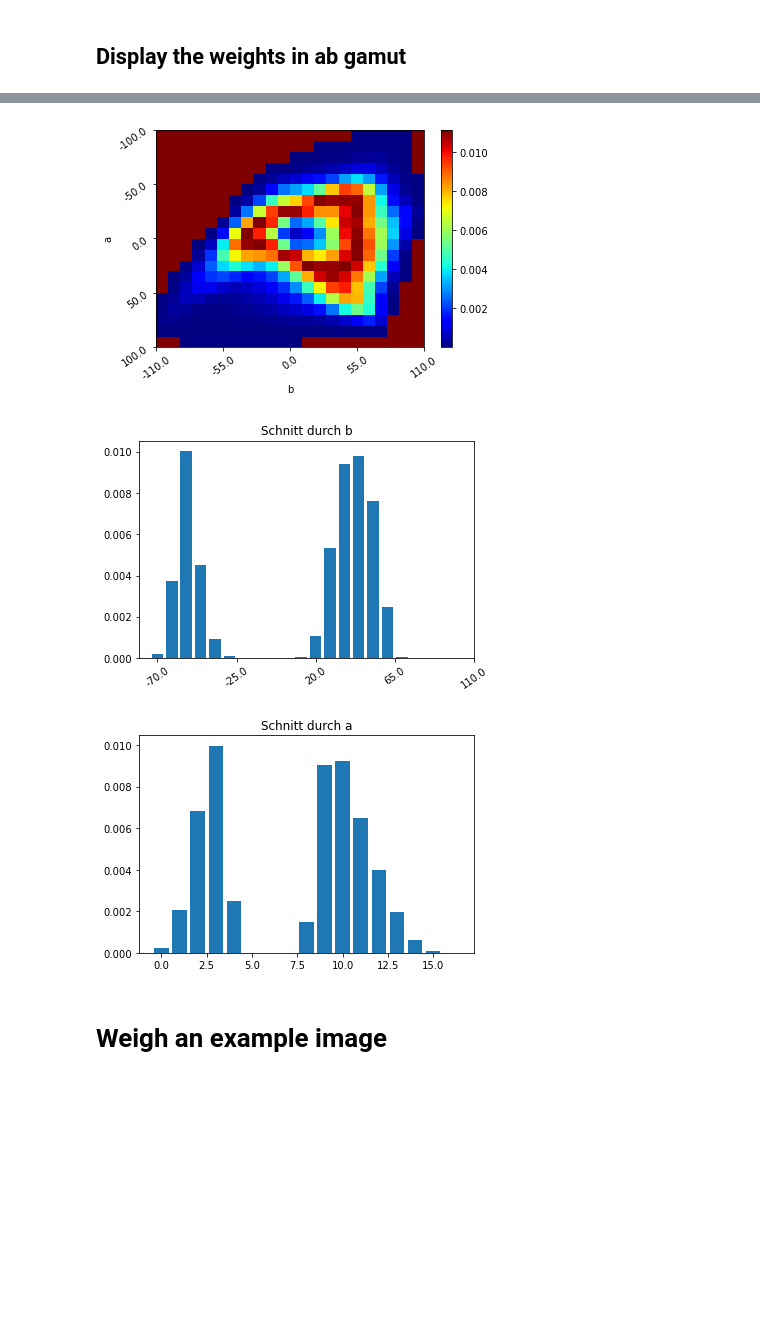
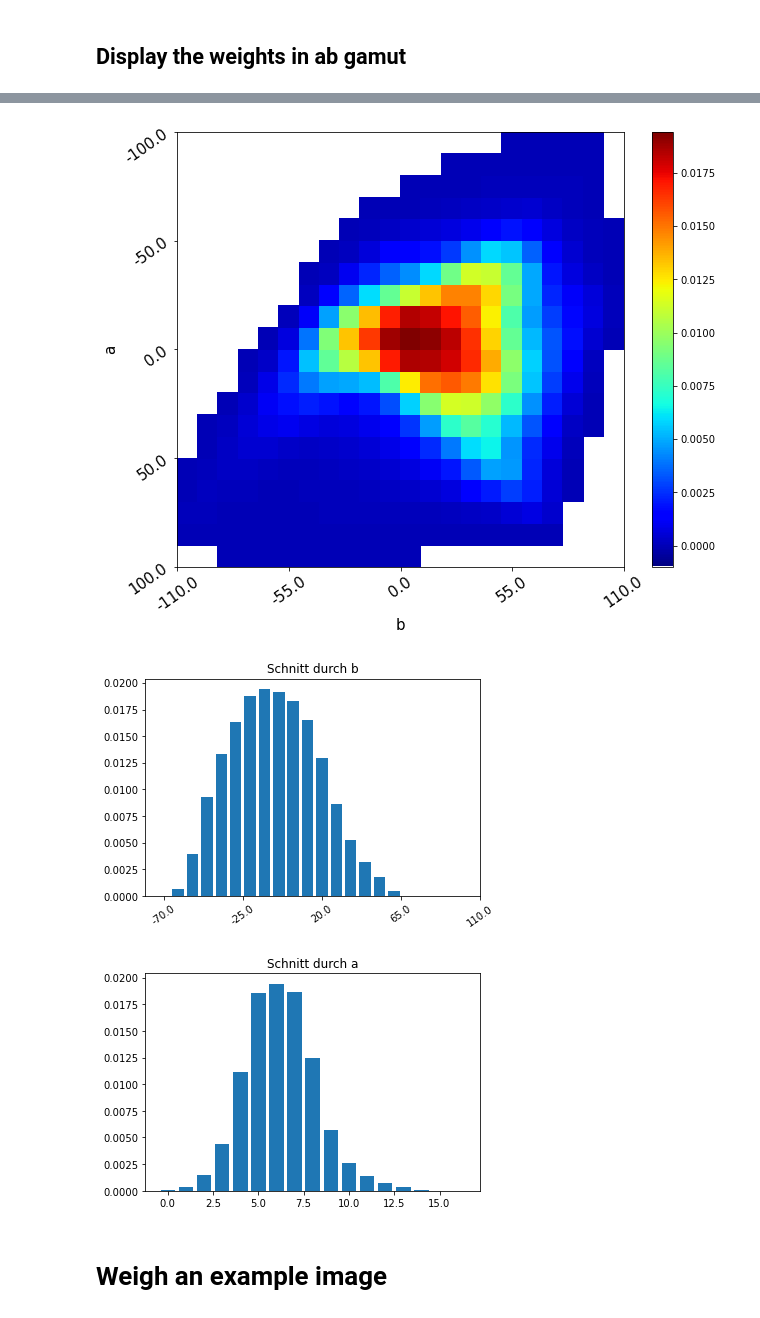
Before and after one commit to dketterer/colorization, a Jupyter notebook: Colorful_Image_Colorization_bin_weights.ipynb, the cells around one changed output, grey strips where cells are left out. Drawn from its saved outputs; the diff is of its cells as text; code cells hidden in the pictures; blank space fills up the shorter version.

```diff
--- a/Colorful_Image_Colorization_bin_weights.ipynb
+++ b/Colorful_Image_Colorization_bin_weights.ipynb
@@ -15,7 +16,7 @@ print(ab_gamut.shape)
 # %% [markdown]
 ## Display the weights in ab gamut
 # %%
-alpha = 2
+alpha = 1
 gamma = .5
 # define uniform probability
 uni_probs = np.zeros_like(prior_probs)
@@ -38,33 +53,44 @@ a_max = ab_gamut[:, 0].max()
 a_min = ab_gamut[:, 0].min()
 b_max = ab_gamut[:, 1].max()
 b_min = ab_gamut[:, 1].min()
-Z = np.ones(((a_max - a_min) // 10 + 1, (b_max - b_min) // 10 + 1))
+Z = np.ones(((a_max - a_min) // 10 + 1, (b_max - b_min) // 10 + 1)) * implied_prior.min() - 0.001
 for q in range(313):
     x, y = ab_gamut[q]
     x = (x // 10) - a_min // 10
     y = (y // 10) - b_min // 10
     Z[x, y] = implied_prior[q]
+# %%
+# create a color map
+n=100000
+x = 1
+colors = plt.cm.jet(np.linspace(0, x, n))
+white = np.zeros((1, 4))
+colors = np.vstack(( white, colors))
+tmap = matplotlib.colors.LinearSegmentedColormap.from_list('map_white', colors)
 # %%
-cb = plt.pcolor(Z[::-1, :], vmin=implied_prior.min(), vmax=implied_prior.max(), cmap='jet')
+plt.figure(figsize=(10, 8))
+
+cb = plt.pcolor(Z[::-1, :], vmin=Z.min(), vmax=implied_prior.max(), cmap=tmap)
 plt.colorbar(cb)
-plt.xticks(np.linspace(0, Z.shape[1], 5), list(map(str, np.linspace(b_min, b_max + 10, 5).tolist())), rotation=35.);
-plt.yticks(np.linspace(0, Z.shape[0], 5), list(map(str, np.linspace(a_max, a_min - 10, 5).tolist())), rotation=35.);
-plt.xlabel('b')
-plt.ylabel('a');
+plt.xticks(np.linspace(0, Z.shape[1], 5), list(map(str, np.linspace(b_min, b_max + 10, 5).tolist())), rotation=35., fontsize=15);
+plt.yticks(np.linspace(0, Z.shape[0], 5), list(map(str, np.linspace(a_max, a_min - 10, 5).tolist())), rotation=35., fontsize=15);
+plt.xlabel('b', fontsize=15)
+plt.ylabel('a', fontsize=15);
+plt.savefig('prior_distribution.png')
 # %% [output]
-[figure, old version]
+[figure, new version]
 # %%
 plt.bar(np.arange(18), Z[9, 4:])
 plt.xticks(np.linspace(0, Z.shape[1], 5), list(map(str, np.linspace(b_min + 40, b_max + 10, 5).tolist())),
            rotation=35.);
 plt.title('Schnitt durch b');
 # %% [output]
-[figure, old version]
+[figure, new version]
 # %%
 plt.bar(np.arange(17), Z[3:, 11])
 plt.title('Schnitt durch a');
 # %% [output]
-[figure, old version]
+[figure, new version]
 # %% [markdown]
 # Weigh an example image
 # %%
```
Also changed, not shown: parts of 4 cells of this notebook, 2 other files.
